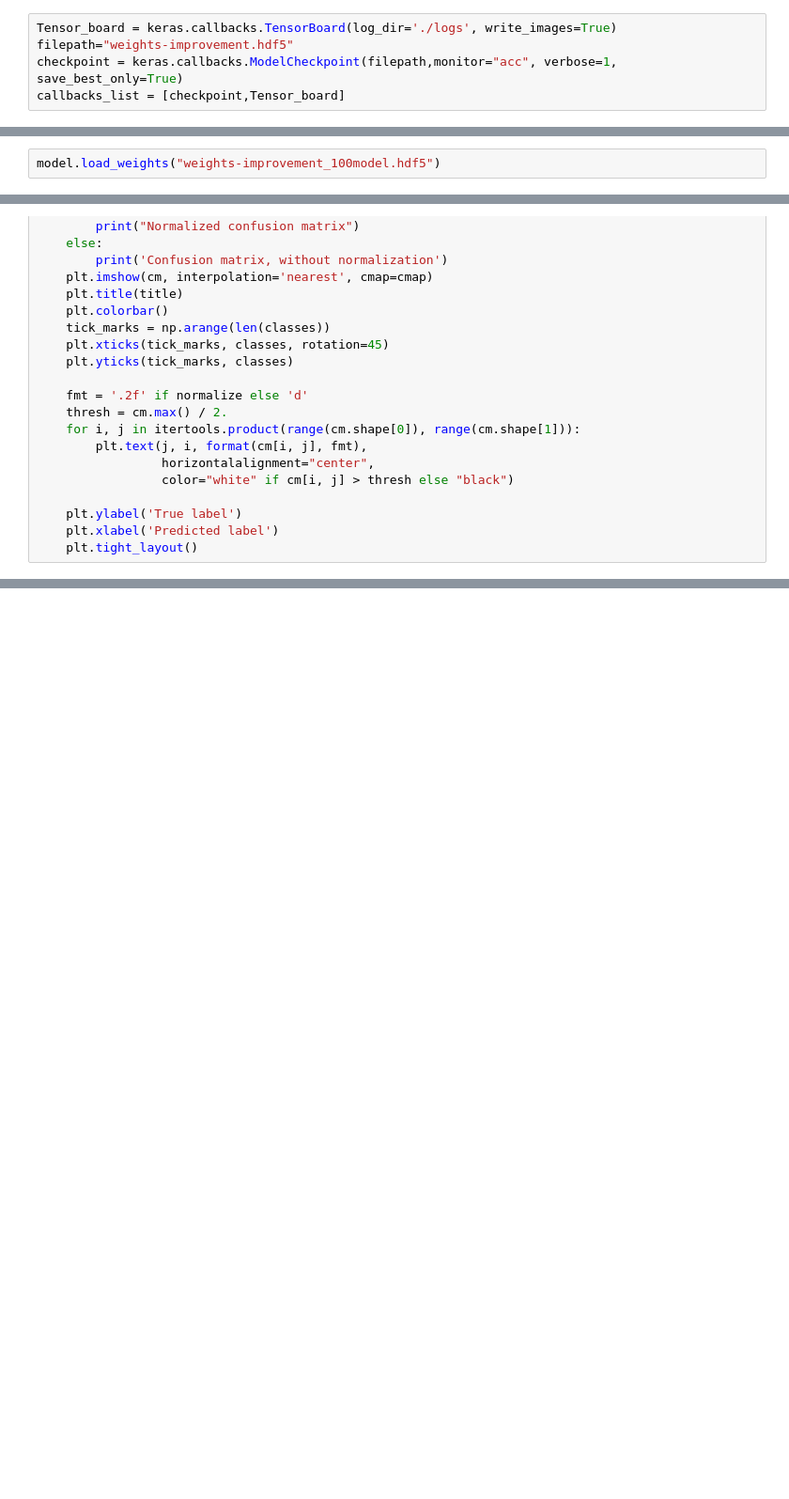
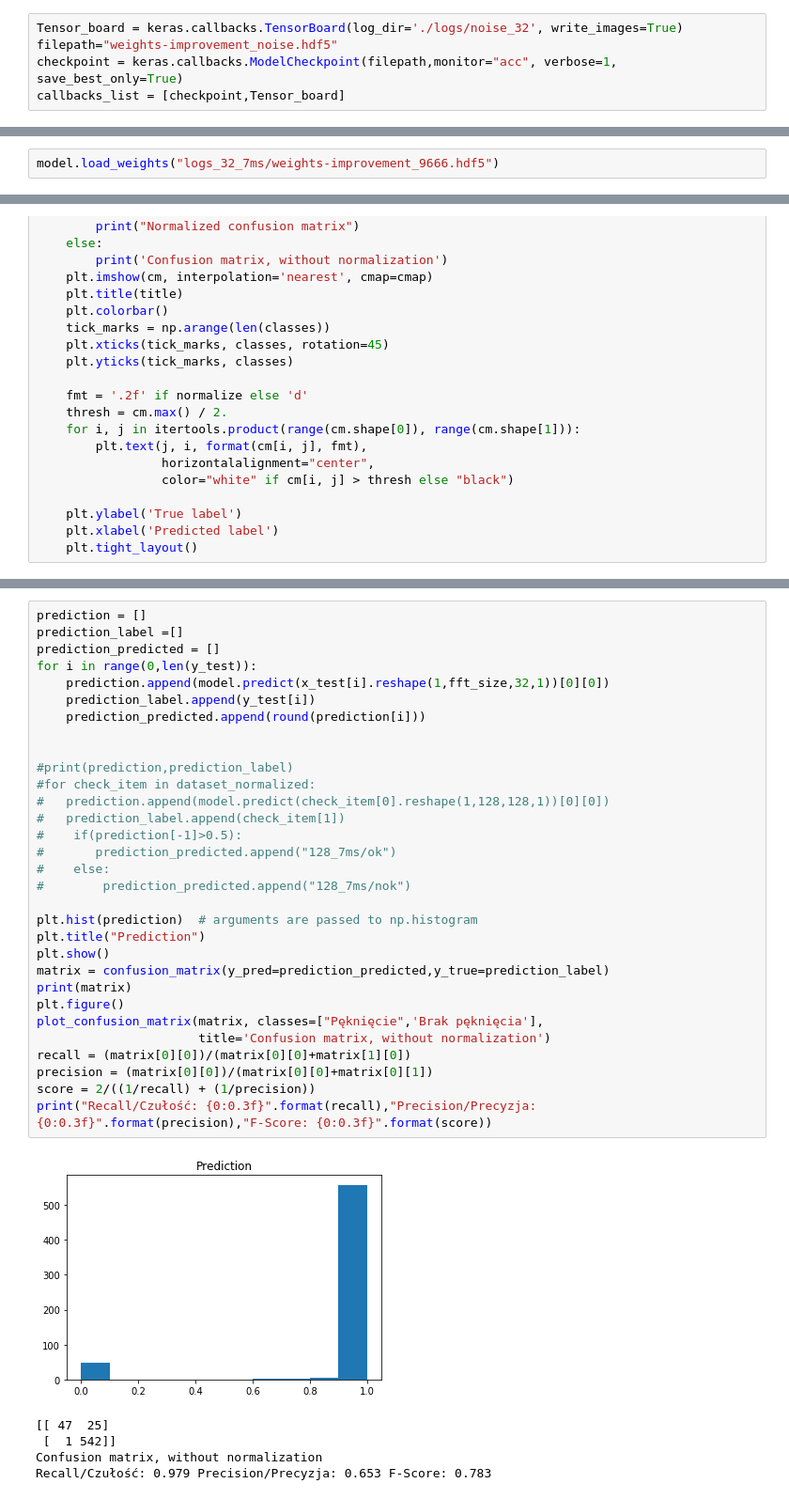
Before and after one commit to zgrzebnickij/napawanie, a Jupyter notebook: pekniecia_napawanie.ipynb, the cells around one changed output, grey strips where cells are left out. Shown at 94% size. Cells and saved outputs as stored; diff of their text form; blank space fills up the shorter version.

```diff
--- a/pekniecia_napawanie.ipynb
+++ b/pekniecia_napawanie.ipynb
@@ -99,6 +133,6 @@ print(y_test)
 # %%
-Tensor_board = keras.callbacks.TensorBoard(log_dir='./logs', write_images=True)
-filepath="weights-improvement.hdf5"
+Tensor_board = keras.callbacks.TensorBoard(log_dir='./logs/noise_32', write_images=True)
+filepath="weights-improvement_noise.hdf5"
 checkpoint = keras.callbacks.ModelCheckpoint(filepath,monitor="acc", verbose=1, save_best_only=True)
 callbacks_list = [checkpoint,Tensor_board]
 # %%
@@ -170,7 +204,7 @@ Trainable params: 105,681
 Non-trainable params: 0
 _________________________________________________________________
 # %%
-model.load_weights("weights-improvement_100model.hdf5")
+model.load_weights("logs_32_7ms/weights-improvement_9666.hdf5")
 # %%
 optimazerAdam = keras.optimizers.Adam(lr=0.0001, epsilon=None, decay=0.0, amsgrad=False)
 
@@ -281,0 +310,37 @@ Recall/Czułość: 0.992 Precision/Precyzja: 0.965 F-Score: 0.978
+# %%
+prediction = []
+prediction_label =[]
+prediction_predicted = []
+for i in range(0,len(y_test)):
+    prediction.append(model.predict(x_test[i].reshape(1,fft_size,32,1))[0][0])
+    prediction_label.append(y_test[i])
+    prediction_predicted.append(round(prediction[i]))
+
+
+#print(prediction,prediction_label)
+#for check_item in dataset_normalized:
+#   prediction.append(model.predict(check_item[0].reshape(1,128,128,1))[0][0])
+#   prediction_label.append(check_item[1])
+#    if(prediction[-1]>0.5):
+#       prediction_predicted.append("128_7ms/ok")
+#    else:
+#        prediction_predicted.append("128_7ms/nok")
+
+plt.hist(prediction)  # arguments are passed to np.histogram
+plt.title("Prediction")
+plt.show()
+matrix = confusion_matrix(y_pred=prediction_predicted,y_true=prediction_label)
+print(matrix)
+plt.figure()
+plot_confusion_matrix(matrix, classes=["Pęknięcie",'Brak pęknięcia'],
+                      title='Confusion matrix, without normalization')
+recall = (matrix[0][0])/(matrix[0][0]+matrix[1][0])
+precision = (matrix[0][0])/(matrix[0][0]+matrix[0][1])
+score = 2/((1/recall) + (1/precision))
+print("Recall/Czułość: {0:0.3f}".format(recall),"Precision/Precyzja: {0:0.3f}".format(precision),"F-Score: {0:0.3f}".format(score))
+# %% [output]
+[figure, added]
+[[ 47  25]
+ [  1 542]]
+Confusion matrix, without normalization
+Recall/Czułość: 0.979 Precision/Precyzja: 0.653 F-Score: 0.783
```
Also changed, not shown: parts of 10 cells of this notebook, 5 other files.
